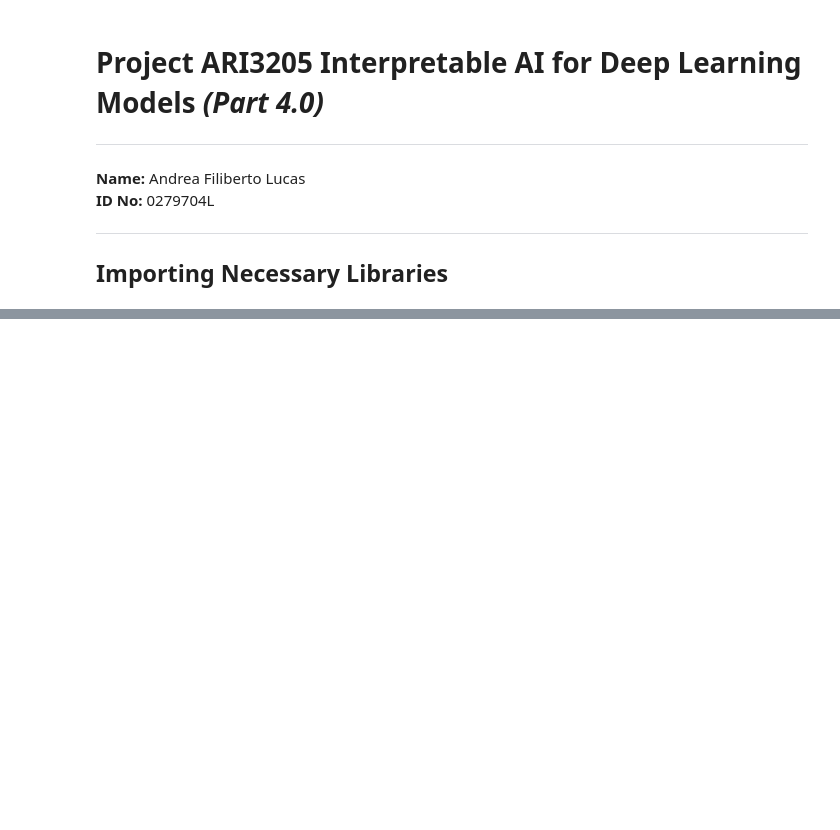
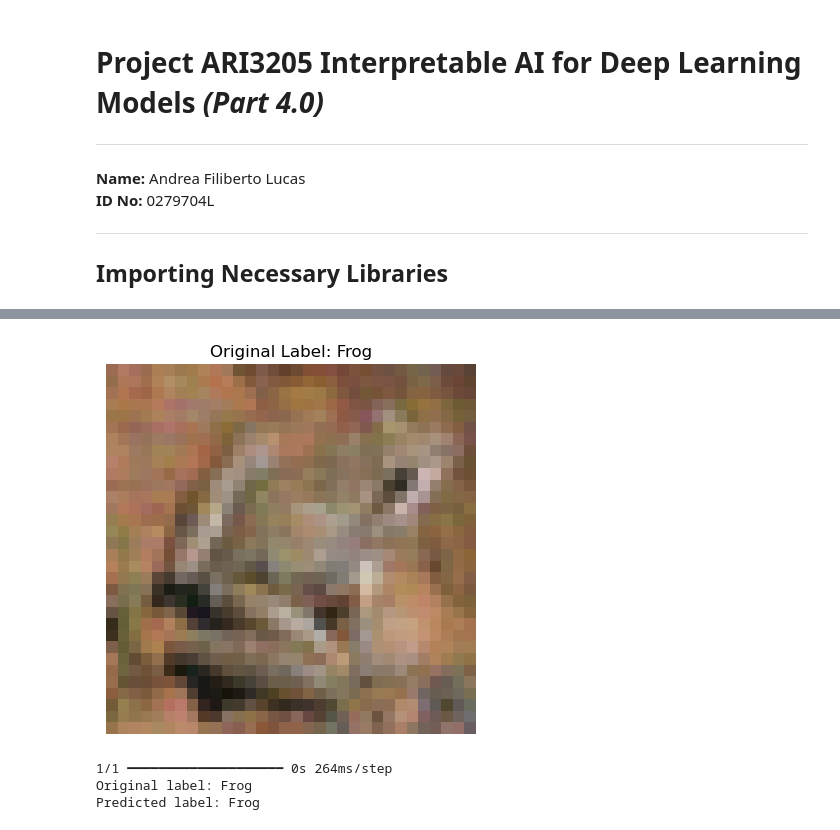
Before and after one commit to AFLucas-UOM/ARI3205-InterpretableAI, a Jupyter notebook: Jupyter Notebooks/Part4_CIFAR-10Dataset.ipynb, the cells around one changed output, grey strips where cells are left out. Cells and saved outputs as stored; diff of their text form; code cells hidden in the pictures; blank space fills up the shorter version.

```diff
--- a/Jupyter Notebooks/Part4_CIFAR-10Dataset.ipynb
+++ b/Jupyter Notebooks/Part4_CIFAR-10Dataset.ipynb
@@ -208,0 +342,30 @@ plt.show()
+# %%
+# Select a random image from the test dataset
+image_number = random.randint(0, x_test.shape[0] - 1)
+
+# Display the selected image
+plt.imshow(x_test[image_number])
+plt.title(f"Original Label: {class_names[y_test[image_number]]}")
+plt.axis("off")
+plt.show()
+
+# Load the selected image into an array
+image_array = np.array(x_test[image_number])
+
+# Reshape the image to match the input shape expected by the model
+reshaped_image = image_array.reshape(1, 32, 32, 3)
+
+# Predict the label using the model
+predicted_label = class_names[model.predict(reshaped_image).argmax()]
+
+# Load the original label
+original_label = class_names[y_test[image_number]]
+
+# Display the result
+print(f"Original label: {original_label}")
+print(f"Predicted label: {predicted_label}")
+# %% [output]
+[figure, added]
+1/1 ━━━━━━━━━━━━━━━━━━━━ 0s 264ms/step
+Original label: Frog
+Predicted label: Frog
```
Also changed, not shown: parts of 12 cells of this notebook, 4 other files.
